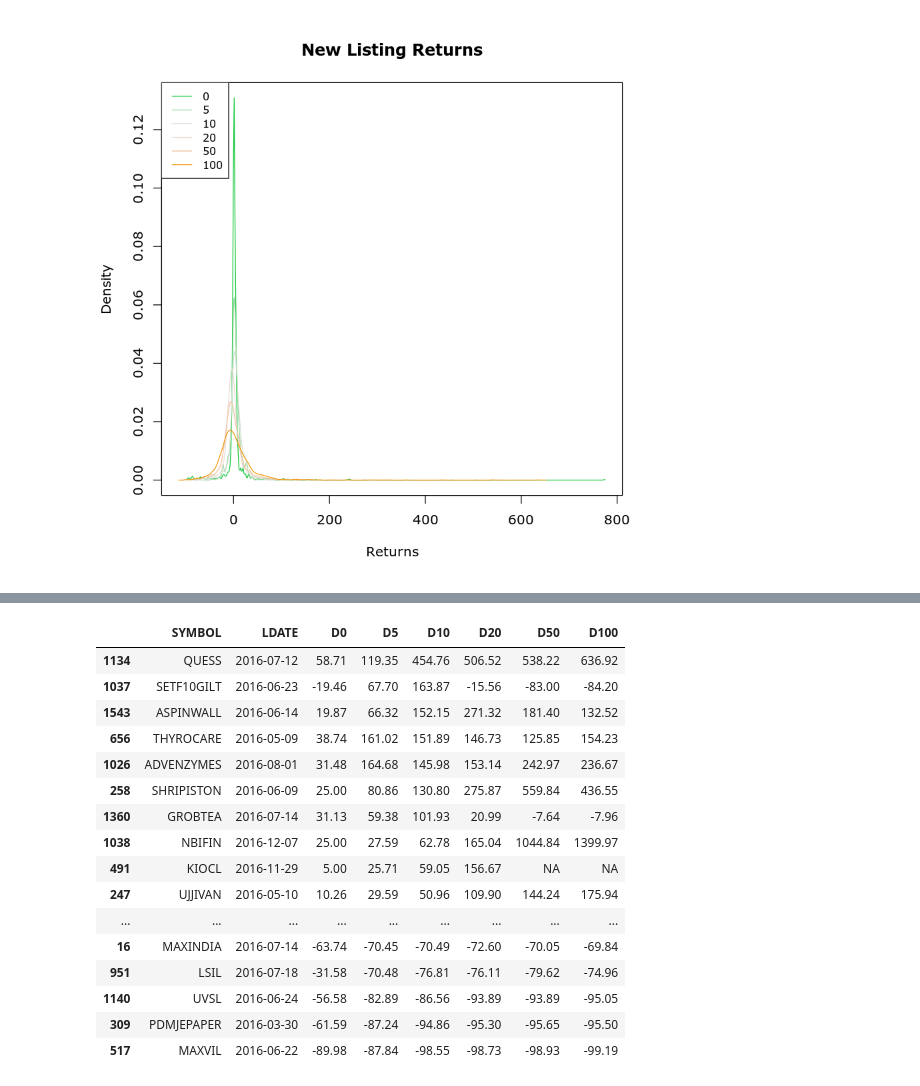
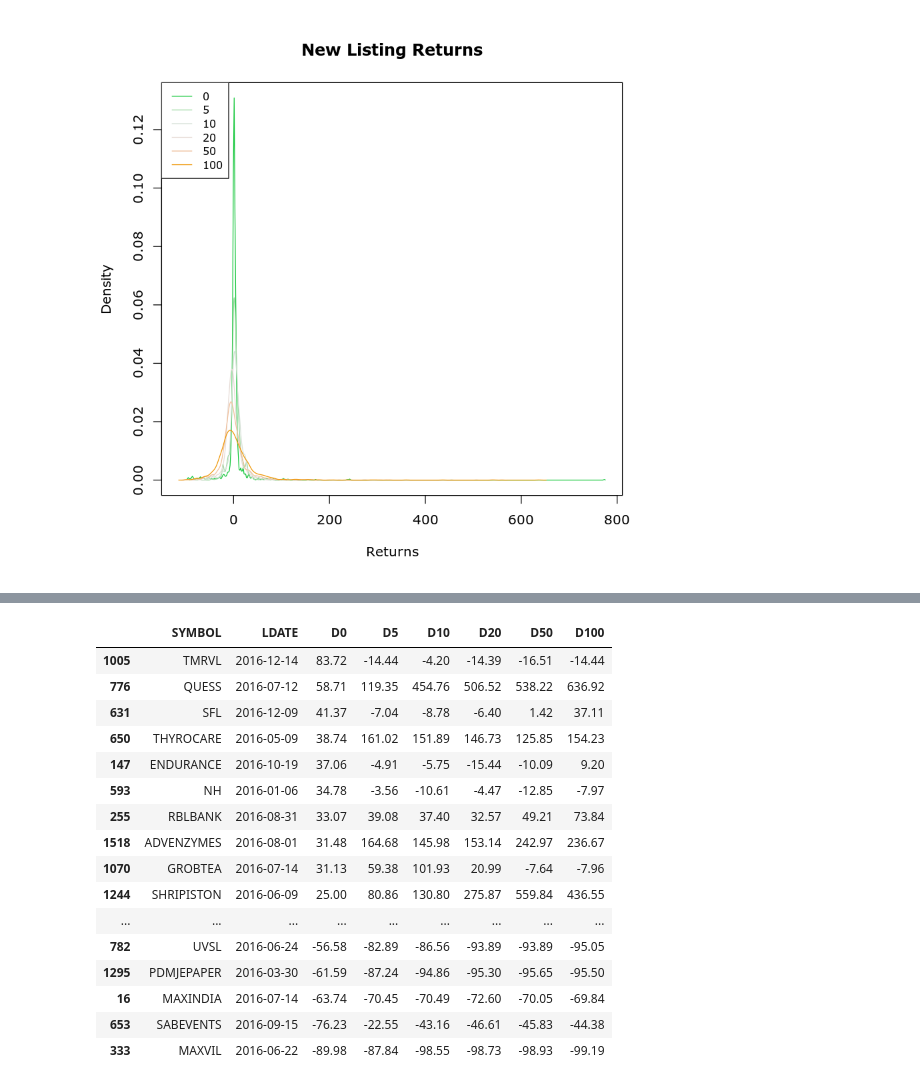
Before and after one commit to stockviz/notebooks, a Jupyter notebook: IPO Analysis.ipynb, the cells around one changed output, grey strips where cells are left out. Saved outputs shown, nothing was run; the diff lists cells and outputs as text; code cells hidden in the pictures.

```diff
--- a/IPO Analysis.ipynb
+++ b/IPO Analysis.ipynb
@@ -88,7 +82,7 @@ legend('topleft', legend=c('0', '5', '10', '20', '50', '100'), lty=1, col=lineCo
 [figure]
 # %%
 cumRets$LDATE<-as.Date(cumRets$LDATE)
-ctemp<-cumRets[!is.na(cumRets$D10),]
+ctemp<-cumRets[!is.na(cumRets$D0),]
 
 ctemp$D0<-round(ctemp$D0, 2)
 ctemp$D5<-round(ctemp$D5, 2)
@@ -97,32 +91,34 @@ ctemp$D20<-round(ctemp$D20, 2)
 ctemp$D50<-round(ctemp$D50, 2)
 ctemp$D100<-round(ctemp$D100, 2)
 
-c2010<-ctemp[year(ctemp$LDATE) == 2010 & ctemp$D10 > lLimit & ctemp$D10 < uLimit,]
-c2011<-ctemp[year(ctemp$LDATE) == 2011 & ctemp$D10 > lLimit & ctemp$D10 < uLimit,]
-c2012<-ctemp[year(ctemp$LDATE) == 2012 & ctemp$D10 > lLimit & ctemp$D10 < uLimit,]
-c2013<-ctemp[year(ctemp$LDATE) == 2013 & ctemp$D10 > lLimit & ctemp$D10 < uLimit,]
-c2014<-ctemp[year(ctemp$LDATE) == 2014 & ctemp$D10 > lLimit & ctemp$D10 < uLimit,]
-c2015<-ctemp[year(ctemp$LDATE) == 2015 & ctemp$D10 > lLimit & ctemp$D10 < uLimit,]
-c2016<-ctemp[year(ctemp$LDATE) == 2016 & ctemp$D10 > lLimit & ctemp$D10 < uLimit,]
-c2017<-ctemp[year(ctemp$LDATE) == 2017 & ctemp$D10 > lLimit & ctemp$D10 < uLimit,]
+dIndex<-'D0'
+
+c2010<-ctemp[year(ctemp$LDATE) == 2010 & ctemp[,dIndex] > lLimit & ctemp[,dIndex] < uLimit,]
+c2011<-ctemp[year(ctemp$LDATE) == 2011 & ctemp[,dIndex] > lLimit & ctemp[,dIndex] < uLimit,]
+c2012<-ctemp[year(ctemp$LDATE) == 2012 & ctemp[,dIndex] > lLimit & ctemp[,dIndex] < uLimit,]
+c2013<-ctemp[year(ctemp$LDATE) == 2013 & ctemp[,dIndex] > lLimit & ctemp[,dIndex] < uLimit,]
+c2014<-ctemp[year(ctemp$LDATE) == 2014 & ctemp[,dIndex] > lLimit & ctemp[,dIndex] < uLimit,]
+c2015<-ctemp[year(ctemp$LDATE) == 2015 & ctemp[,dIndex] > lLimit & ctemp[,dIndex] < uLimit,]
+c2016<-ctemp[year(ctemp$LDATE) == 2016 & ctemp[,dIndex] > lLimit & ctemp[,dIndex] < uLimit,]
+c2017<-ctemp[year(ctemp$LDATE) == 2017 & ctemp[,dIndex] > lLimit & ctemp[,dIndex] < uLimit,]
 
 print("ALL")
-summary(ctemp$D10)
+summary(ctemp[,dIndex])
 print("c2010")
-summary(c2010$D10)
+summary(c2010[,dIndex])
 print("c2011")
-summary(c2011$D10)
+summary(c2011[,dIndex])
 print("c2012")
-summary(c2012$D10)
+summary(c2012[,dIndex])
 print("c2013")
-summary(c2013$D10)
+summary(c2013[,dIndex])
 print("c2014")
-summary(c2014$D10)
+summary(c2014[,dIndex])
 print("c2015")
-summary(c2015$D10)
+summary(c2015[,dIndex])
 print("c2016")
-summary(c2016$D10)
+summary(c2016[,dIndex])
 print("c2017")
-summary(c2017$D10)
+summary(c2017[,dIndex])
 # %% [output]
 [1] "ALL"
@@ -267,21 +263,21 @@ c2015[order(c2015$D10, decreasing=T),]
 # %%
-c2016[order(c2016$D10, decreasing=T),]
+c2016[order(c2016[,dIndex], decreasing=T),]
 # %% [output]
 |  | SYMBOL | LDATE | D0 | D5 | D10 | D20 | D50 | D100 |
-| 1134 | QUESS | 2016-07-12 | 58.71 | 119.35 | 454.76 | 506.52 | 538.22 | 636.92 |
-| 1037 | SETF10GILT | 2016-06-23 | -19.46 | 67.70 | 163.87 | -15.56 | -83.00 | -84.20 |
-| 1543 | ASPINWALL | 2016-06-14 | 19.87 | 66.32 | 152.15 | 271.32 | 181.40 | 132.52 |
-| 656 | THYROCARE | 2016-05-09 | 38.74 | 161.02 | 151.89 | 146.73 | 125.85 | 154.23 |
-| 1026 | ADVENZYMES | 2016-08-01 | 31.48 | 164.68 | 145.98 | 153.14 | 242.97 | 236.67 |
-| 258 | SHRIPISTON | 2016-06-09 | 25.00 | 80.86 | 130.80 | 275.87 | 559.84 | 436.55 |
-| 1360 | GROBTEA | 2016-07-14 | 31.13 | 59.38 | 101.93 | 20.99 | -7.64 | -7.96 |
-| 1038 | NBIFIN | 2016-12-07 | 25.00 | 27.59 | 62.78 | 165.04 | 1044.84 | 1399.97 |
-| 491 | KIOCL | 2016-11-29 | 5.00 | 25.71 | 59.05 | 156.67 | NA | NA |
-| 247 | UJJIVAN | 2016-05-10 | 10.26 | 29.59 | 50.96 | 109.90 | 144.24 | 175.94 |
+| 1005 | TMRVL | 2016-12-14 | 83.72 | -14.44 | -4.20 | -14.39 | -16.51 | -14.44 |
+| 776 | QUESS | 2016-07-12 | 58.71 | 119.35 | 454.76 | 506.52 | 538.22 | 636.92 |
+| 631 | SFL | 2016-12-09 | 41.37 | -7.04 | -8.78 | -6.40 | 1.42 | 37.11 |
+| 650 | THYROCARE | 2016-05-09 | 38.74 | 161.02 | 151.89 | 146.73 | 125.85 | 154.23 |
+| 147 | ENDURANCE | 2016-10-19 | 37.06 | -4.91 | -5.75 | -15.44 | -10.09 | 9.20 |
+| 593 | NH | 2016-01-06 | 34.78 | -3.56 | -10.61 | -4.47 | -12.85 | -7.97 |
+| 255 | RBLBANK | 2016-08-31 | 33.07 | 39.08 | 37.40 | 32.57 | 49.21 | 73.84 |
+| 1518 | ADVENZYMES | 2016-08-01 | 31.48 | 164.68 | 145.98 | 153.14 | 242.97 | 236.67 |
+| 1070 | GROBTEA | 2016-07-14 | 31.13 | 59.38 | 101.93 | 20.99 | -7.64 | -7.96 |
+| 1244 | SHRIPISTON | 2016-06-09 | 25.00 | 80.86 | 130.80 | 275.87 | 559.84 | 436.55 |
 | ... | ... | ... | ... | ... | ... | ... | ... | ... |
+| 782 | UVSL | 2016-06-24 | -56.58 | -82.89 | -86.56 | -93.89 | -93.89 | -95.05 |
+| 1295 | PDMJEPAPER | 2016-03-30 | -61.59 | -87.24 | -94.86 | -95.30 | -95.65 | -95.50 |
 | 16 | MAXINDIA | 2016-07-14 | -63.74 | -70.45 | -70.49 | -72.60 | -70.05 | -69.84 |
-| 951 | LSIL | 2016-07-18 | -31.58 | -70.48 | -76.81 | -76.11 | -79.62 | -74.96 |
-| 1140 | UVSL | 2016-06-24 | -56.58 | -82.89 | -86.56 | -93.89 | -93.89 | -95.05 |
-| 309 | PDMJEPAPER | 2016-03-30 | -61.59 | -87.24 | -94.86 | -95.30 | -95.65 | -95.50 |
-| 517 | MAXVIL | 2016-06-22 | -89.98 | -87.84 | -98.55 | -98.73 | -98.93 | -99.19 |
+| 653 | SABEVENTS | 2016-09-15 | -76.23 | -22.55 | -43.16 | -46.61 | -45.83 | -44.38 |
+| 333 | MAXVIL | 2016-06-22 | -89.98 | -87.84 | -98.55 | -98.73 | -98.93 | -99.19 |
 # %%
```
Also changed, not shown: parts of 10 cells of this notebook.
